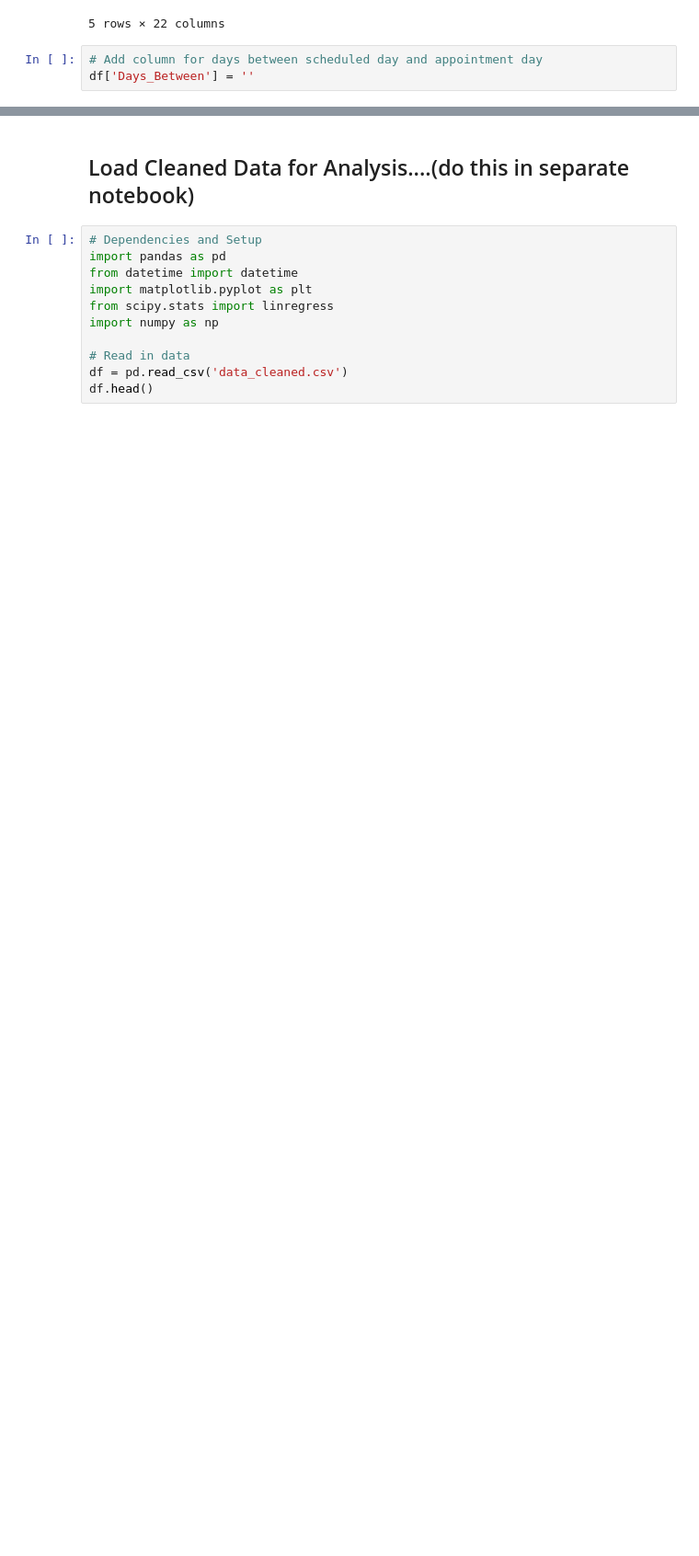
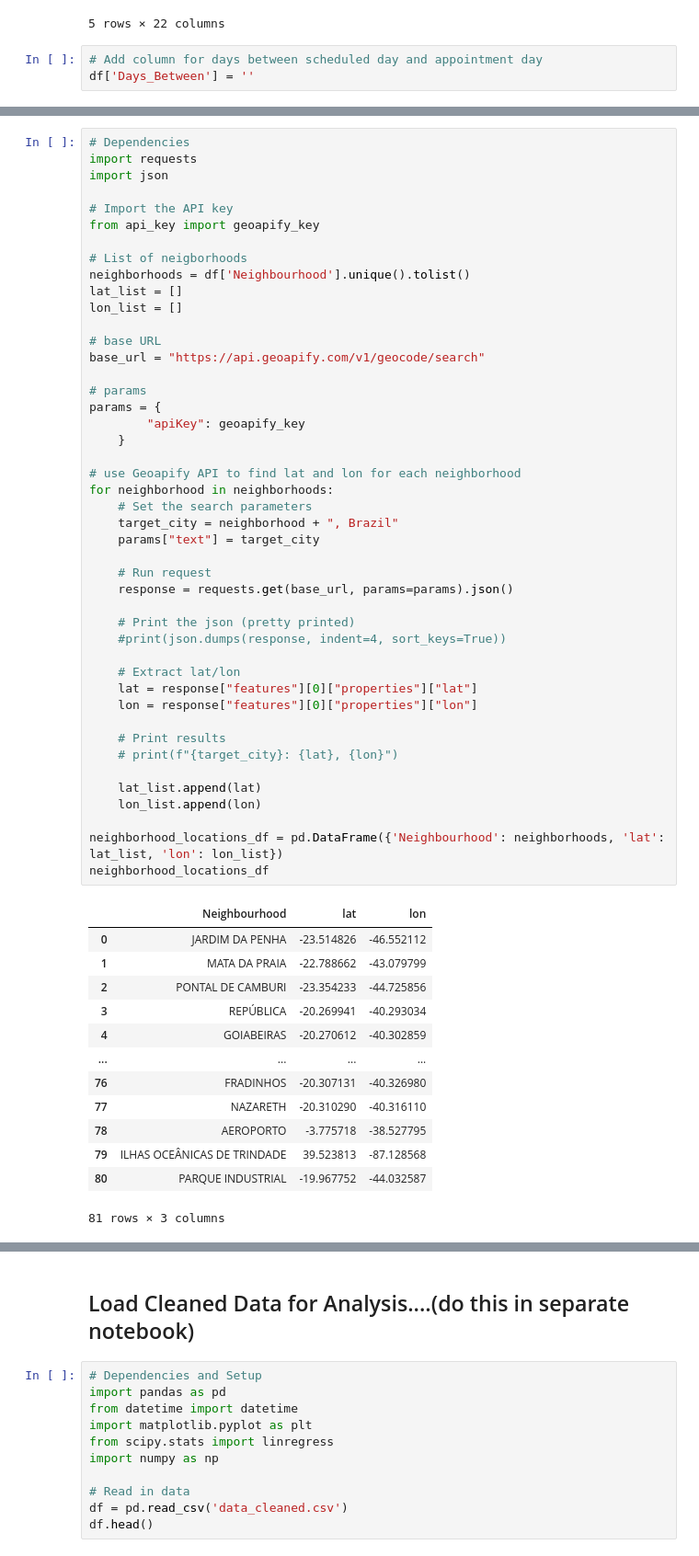
Before and after one commit to Omeagon/Project1, a Jupyter notebook: DataCleaning.ipynb, the cells around one changed output, grey strips where cells are left out. Shown: that part at 92% size. Cells and saved outputs as stored; diff of their text form; blank space fills up the shorter version.

```diff
--- a/DataCleaning.ipynb
+++ b/DataCleaning.ipynb
@@ -208,0 +216,59 @@ for i in range(df.shape[0]):
+# %%
+# Dependencies
+import requests
+import json
+
+# Import the API key
+from api_key import geoapify_key
+
+# List of neigborhoods
+neighborhoods = df['Neighbourhood'].unique().tolist()
+lat_list = []
+lon_list = []
+
+# base URL
+base_url = "https://api.geoapify.com/v1/geocode/search"
+
+# params
+params = {
+        "apiKey": geoapify_key
+    }
+
+# use Geoapify API to find lat and lon for each neighborhood
+for neighborhood in neighborhoods:
+    # Set the search parameters
+    target_city = neighborhood + ", Brazil"
+    params["text"] = target_city
+
+    # Run request
+    response = requests.get(base_url, params=params).json()
+
+    # Print the json (pretty printed)
+    #print(json.dumps(response, indent=4, sort_keys=True))
+
+    # Extract lat/lon
+    lat = response["features"][0]["properties"]["lat"]
+    lon = response["features"][0]["properties"]["lon"]
+
+    # Print results
+    # print(f"{target_city}: {lat}, {lon}")
+
+    lat_list.append(lat)
+    lon_list.append(lon)
+
+neighborhood_locations_df = pd.DataFrame({'Neighbourhood': neighborhoods, 'lat': lat_list, 'lon': lon_list})
+neighborhood_locations_df
+# %% [output]
+|  | Neighbourhood | lat | lon |
+| 0 | JARDIM DA PENHA | -23.514826 | -46.552112 |
+| 1 | MATA DA PRAIA | -22.788662 | -43.079799 |
+| 2 | PONTAL DE CAMBURI | -23.354233 | -44.725856 |
+| 3 | REPÚBLICA | -20.269941 | -40.293034 |
+| 4 | GOIABEIRAS | -20.270612 | -40.302859 |
+| ... | ... | ... | ... |
+| 76 | FRADINHOS | -20.307131 | -40.326980 |
+| 77 | NAZARETH | -20.310290 | -40.316110 |
+| 78 | AEROPORTO | -3.775718 | -38.527795 |
+| 79 | ILHAS OCEÂNICAS DE TRINDADE | 39.523813 | -87.128568 |
+| 80 | PARQUE INDUSTRIAL | -19.967752 | -44.032587 |
+81 rows × 3 columns
```
Also changed, not shown: parts of 11 cells of this notebook, 1 other file.
